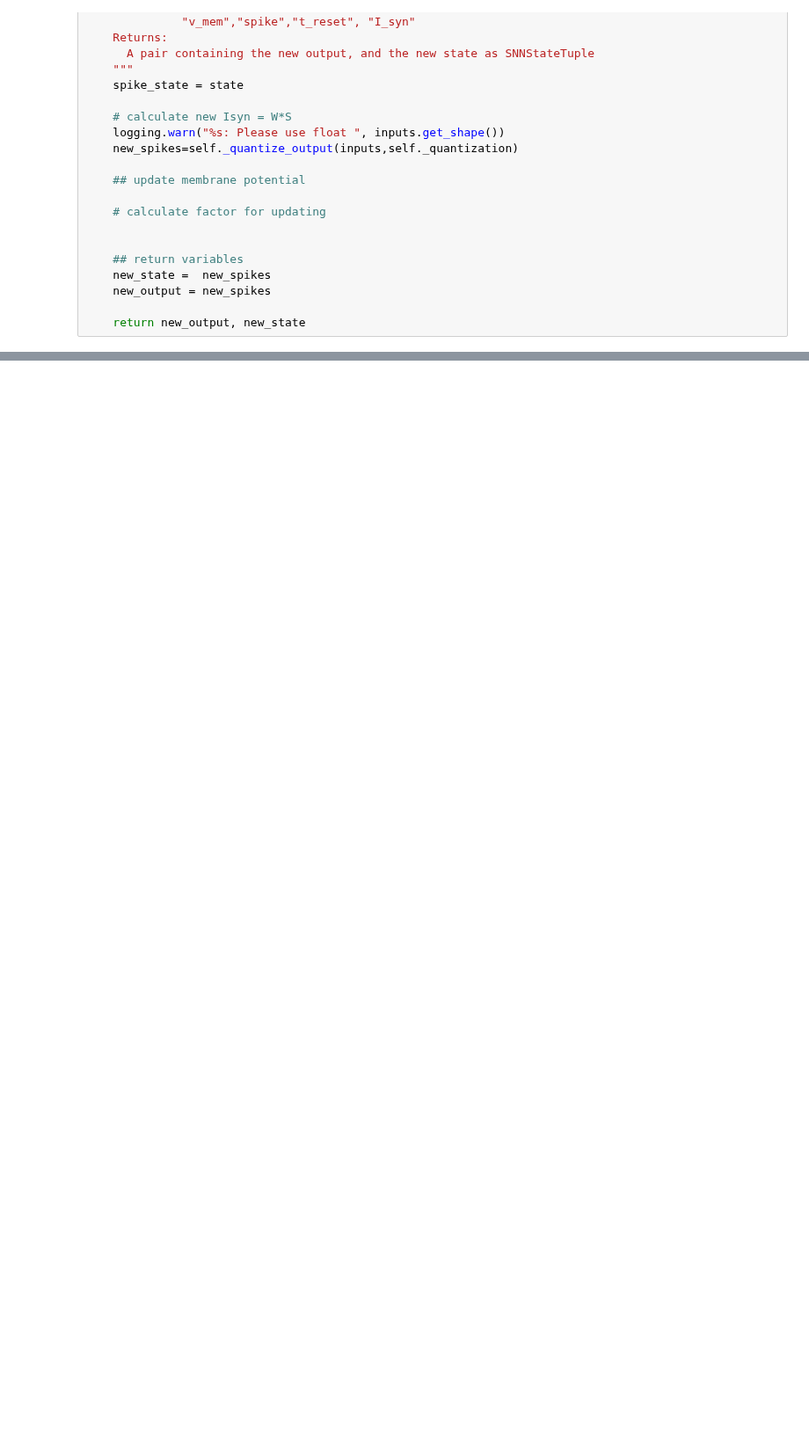
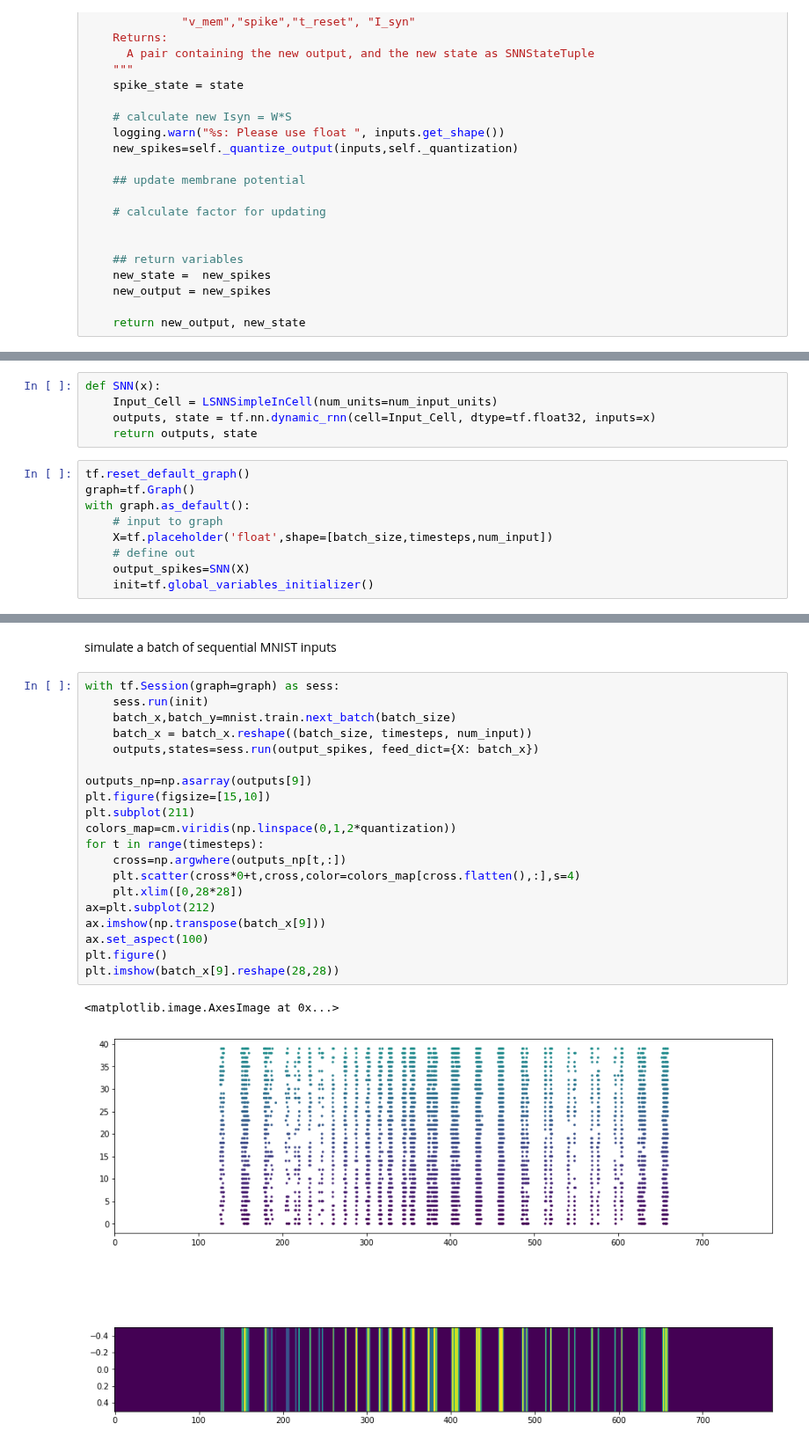
Before and after one commit to eghbalhosseini/KeRNL, a Jupyter notebook: LSNN.ipynb, the cells around one changed output, grey strips where cells are left out. Shown at 88% size. Cells and saved outputs as stored; diff of their text form; blank space fills up the shorter version.

```diff
--- a/LSNN.ipynb
+++ b/LSNN.ipynb
@@ -652,0 +747,14 @@ colors_map[cross.flatten(),:].shape
+# %%
+def SNN(x):
+    Input_Cell = LSNNSimpleInCell(num_units=num_input_units)
+    outputs, state = tf.nn.dynamic_rnn(cell=Input_Cell, dtype=tf.float32, inputs=x)
+    return outputs, state
+# %%
+tf.reset_default_graph()
+graph=tf.Graph()
+with graph.as_default():
+    # input to graph
+    X=tf.placeholder('float',shape=[batch_size,timesteps,num_input])
+    # define out
+    output_spikes=SNN(X)
+    init=tf.global_variables_initializer()
@@ -652,0 +764,25 @@ colors_map[cross.flatten(),:].shape
+# %% [markdown]
+simulate a batch of sequential MNIST inputs
+# %%
+with tf.Session(graph=graph) as sess:
+    sess.run(init)
+    batch_x,batch_y=mnist.train.next_batch(batch_size)
+    batch_x = batch_x.reshape((batch_size, timesteps, num_input))
+    outputs,states=sess.run(output_spikes, feed_dict={X: batch_x})
+
+outputs_np=np.asarray(outputs[9])
+plt.figure(figsize=[15,10])
+plt.subplot(211)
+colors_map=cm.viridis(np.linspace(0,1,2*quantization))
+for t in range(timesteps):
+    cross=np.argwhere(outputs_np[t,:])
+    plt.scatter(cross*0+t,cross,color=colors_map[cross.flatten(),:],s=4)
+    plt.xlim([0,28*28])
+ax=plt.subplot(212)
+ax.imshow(np.transpose(batch_x[9]))
+ax.set_aspect(100)
+plt.figure()
+plt.imshow(batch_x[9].reshape(28,28))
+# %% [output]
+<matplotlib.image.AxesImage at 0x...>
+[figure, added]
```
Also changed, not shown: parts of 25 cells of this notebook, 4 other files.
